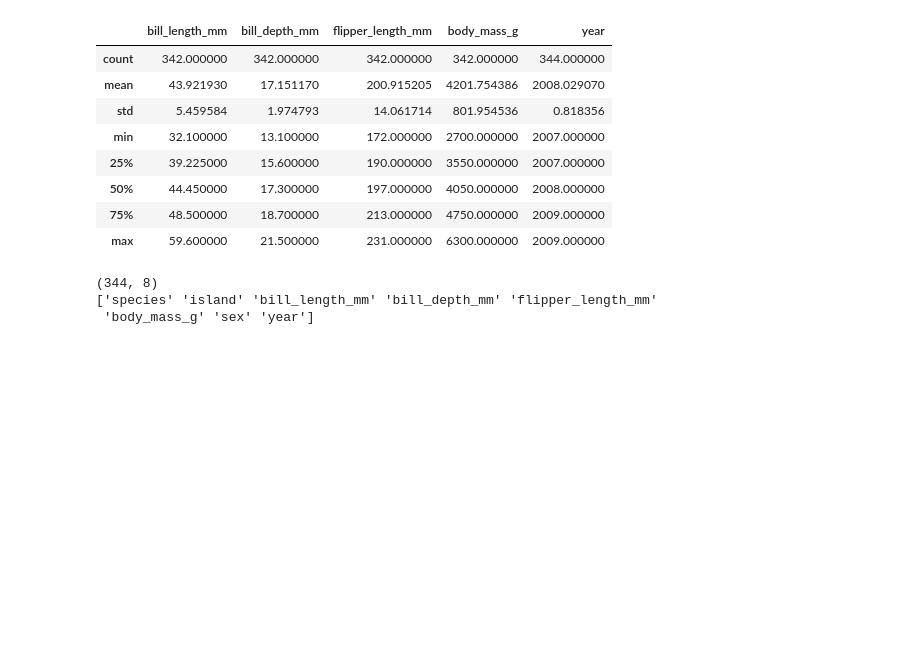
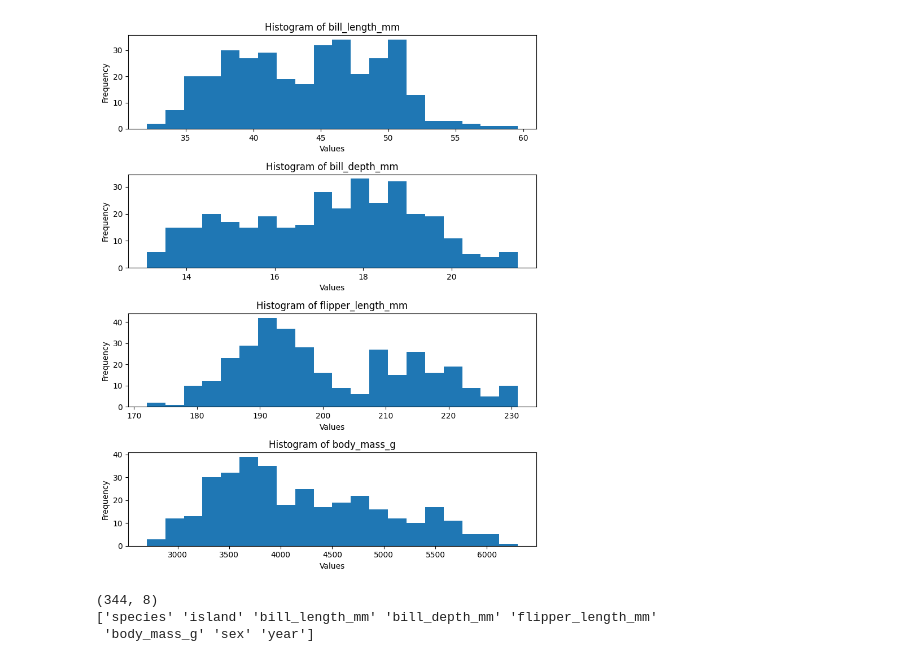
Before and after one commit to Brizzum/ML-reports, a Jupyter notebook: R1.ipynb, the cells around one changed output. Cells and saved outputs as stored; diff of their text form; code cells hidden in the pictures; blank space fills up the shorter version.

```diff
--- a/R1.ipynb
+++ b/R1.ipynb
@@ -5,19 +5,40 @@ from palmerpenguins import load_penguins
 import matplotlib.pyplot as plt
 import plotly.express as px
 import seaborn as sns
-# %%
-penguins = load_penguins()
-penguins.describe()
-# %% [output]
-|  | bill_length_mm | bill_depth_mm | flipper_length_mm | body_mass_g | year |
-| count | 342.000000 | 342.000000 | 342.000000 | 342.000000 | 344.000000 |
-| mean | 43.921930 | 17.151170 | 200.915205 | 4201.754386 | 2008.029070 |
-| std | 5.459584 | 1.974793 | 14.061714 | 801.954536 | 0.818356 |
-| min | 32.100000 | 13.100000 | 172.000000 | 2700.000000 | 2007.000000 |
-| 25% | 39.225000 | 15.600000 | 190.000000 | 3550.000000 | 2007.000000 |
-| 50% | 44.450000 | 17.300000 | 197.000000 | 4050.000000 | 2008.000000 |
-| 75% | 48.500000 | 18.700000 | 213.000000 | 4750.000000 | 2009.000000 |
-| max | 59.600000 | 21.500000 | 231.000000 | 6300.000000 | 2009.000000 |
+# %%
+penguins = load_penguins()
+penguins.describe()
+
+import matplotlib.pyplot as plt
+import pandas as pd
+
+# Assuming your dataset is stored in the variable 'df'
+columns_to_plot = ['bill_length_mm', 'bill_depth_mm', 'flipper_length_mm', 'body_mass_g']  # Specify the columns you want to plot
+
+fig, axes = plt.subplots(nrows=len(columns_to_plot), ncols=1, figsize=(8, 10))
+
+for i, column in enumerate(columns_to_plot):
+    axes[i].hist(penguins[column], bins=20)  # Adjust the number of bins as needed
+    axes[i].set_xlabel('Values')
+    axes[i].set_ylabel('Frequency')
+    axes[i].set_title(f'Histogram of {column}')
+
+
+
+plt.tight_layout()
+plt.show()
+
+
+fig = px.pie(penguins.dropna(), names='island')
+fig.show()
+
+fig = px.pie(penguins.dropna(), names='species')
+fig.show()
+
+fig = px.pie(penguins.dropna(), names='sex')
+fig.show()
+# %% [output]
+[figure, added]
 # %%
 attributeNames = np.asarray(penguins.columns) # Headers (attribute names)
 print(penguins.shape)
```
Also changed, not shown: parts of 3 cells of this notebook.
